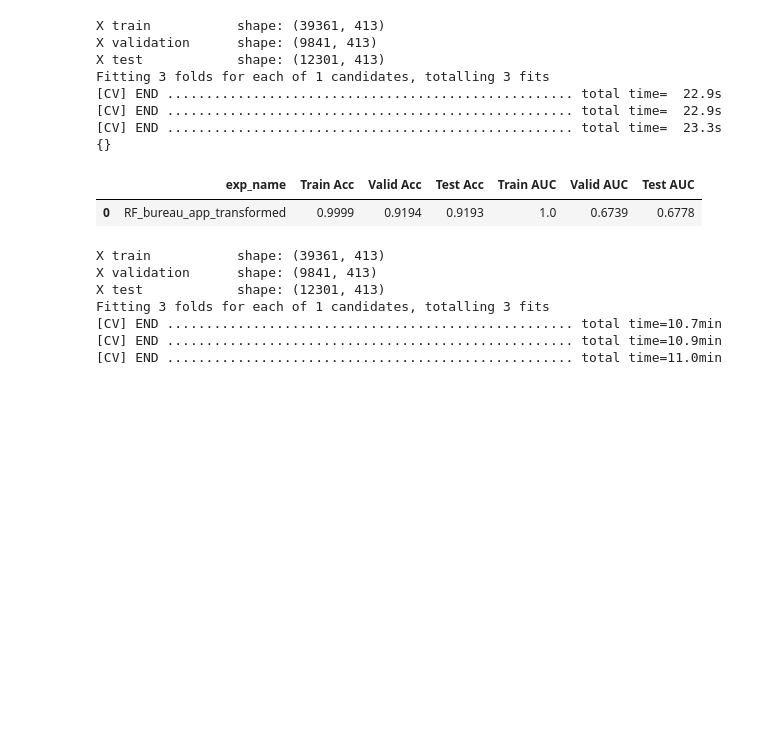
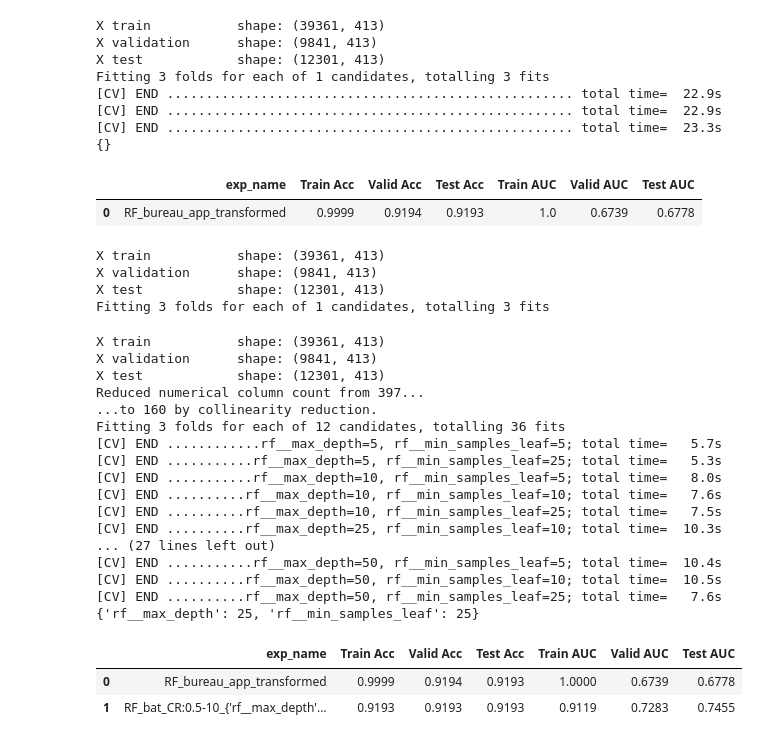
Before and after one commit to dhingra-sahil/ML-HDRC, a Jupyter notebook: Phase3/BureauLogFE_RF_SVC_tester.ipynb, the cells around one changed output. Saved outputs shown, nothing was run; the diff lists cells and outputs as text; code cells hidden in the pictures; blank space fills up the shorter version.

Commit message:
Another RF on Bureau_trans

```diff
--- a/Phase3/BureauLogFE_RF_SVC_tester.ipynb
+++ b/Phase3/BureauLogFE_RF_SVC_tester.ipynb
@@ -600,37 +600,8 @@ grid = GridSearchCV(
 grid.fit(X_train, y_train)
 
 ### Scoring
-
-print(grid.best_params_)
-
-# get results of pipeline from validation and test sets for accuracy and AUC-ROC
-try:
-    expLog
-except NameError:
-    expLog = pd.DataFrame(columns=["exp_name",
-                                   "Train Acc",
-                                   "Valid Acc",
-                                   "Test  Acc",
-                                   "Train AUC",
-                                   "Valid AUC",
-                                   "Test  AUC"
-                                  ])
-
-exp_name = f"SVC_bureau_app_transformed"
-expLog.loc[len(expLog)] = [f"{exp_name}"] + list(np.round(
-               [accuracy_score(y_train, grid.predict(X_train)),
-                accuracy_score(y_valid, grid.predict(X_valid)),
-                accuracy_score(y_test, grid.predict(X_test)),
-                roc_auc_score(y_train, grid.predict_proba(X_train)[:, 1]),
-                roc_auc_score(y_valid, grid.predict_proba(X_valid)[:, 1]),
-                roc_auc_score(y_test, grid.predict_proba(X_test)[:, 1])],
-    4))
-expLog
 # %% [output]
 X train           shape: (39361, 413)
 X validation      shape: (9841, 413)
 X test            shape: (12301, 413)
 Fitting 3 folds for each of 1 candidates, totalling 3 fits
-[CV] END .................................................... total time=10.7min
-[CV] END .................................................... total time=10.9min
-[CV] END .................................................... total time=11.0min
@@ -664,7 +661,7 @@ id_col, feat_num, feat_cat, feature =  id_num_cat_feature(X, text = False)
 cr = make_pipeline(
     SimpleImputer(strategy='median'),
     StandardScaler(),
-    CollinearityReducer(attribute_names=feat_num, threshold = 0.5)
+    CollinearityReducer(attribute_names=feat_num, threshold = 0.5, max_iter=10)
 )
 
 reduced_feat_num = cr.fit_transform(X_train[feat_num], y_train)
@@ -701,12 +698,10 @@ full_pipeline_with_predictor = Pipeline([
 
 max_depth = [5, 10, 25, 50]
 min_samples_leaf = [5, 10, 25]
-criterion = ['gini', 'entropy', 'log_loss']
 
 parameters = dict(
     rf__max_depth = max_depth,
-    rf__min_samples_leaf = min_samples_leaf,
-    rf_criterion = criterion
+    rf__min_samples_leaf = min_samples_leaf
 )
 
 grid = GridSearchCV(
@@ -715,31 +710,52 @@ grid = GridSearchCV(
 )
 
 grid.fit(X_train, y_train)
 
 ### Scoring
 
 print(grid.best_params_)
 
 # get results of pipeline from validation and test sets for accuracy and AUC-ROC
 try:
     expLog
 except NameError:
     expLog = pd.DataFrame(columns=["exp_name",
                                    "Train Acc",
                                    "Valid Acc",
                                    "Test  Acc",
                                    "Train AUC",
                                    "Valid AUC",
                                    "Test  AUC"
                                   ])
 
-exp_name = f"RF_bureau_app_transformed_{grid.best_params_}"
+exp_name = f"RF_bat_CR:0.5-10_{grid.best_params_}"
 expLog.loc[len(expLog)] = [f"{exp_name}"] + list(np.round(
                [accuracy_score(y_train, grid.predict(X_train)),
                 accuracy_score(y_valid, grid.predict(X_valid)),
                 accuracy_score(y_test, grid.predict(X_test)),
                 roc_auc_score(y_train, grid.predict_proba(X_train)[:, 1]),
                 roc_auc_score(y_valid, grid.predict_proba(X_valid)[:, 1]),
                 roc_auc_score(y_test, grid.predict_proba(X_test)[:, 1])],
     4))
 expLog
+# %% [output]
+X train           shape: (39361, 413)
+X validation      shape: (9841, 413)
+X test            shape: (12301, 413)
+Reduced numerical column count from 397...
+...to 160 by collinearity reduction.
+Fitting 3 folds for each of 12 candidates, totalling 36 fits
+[CV] END ............rf__max_depth=5, rf__min_samples_leaf=5; total time=   5.7s
+[CV] END ...........rf__max_depth=5, rf__min_samples_leaf=25; total time=   5.3s
+[CV] END ...........rf__max_depth=10, rf__min_samples_leaf=5; total time=   8.0s
+[CV] END ..........rf__max_depth=10, rf__min_samples_leaf=10; total time=   7.6s
+[CV] END ..........rf__max_depth=10, rf__min_samples_leaf=25; total time=   7.5s
+[CV] END ..........rf__max_depth=25, rf__min_samples_leaf=10; total time=  10.3s
+... (27 lines left out)
+[CV] END ...........rf__max_depth=50, rf__min_samples_leaf=5; total time=  10.4s
+[CV] END ..........rf__max_depth=50, rf__min_samples_leaf=10; total time=  10.5s
+[CV] END ..........rf__max_depth=50, rf__min_samples_leaf=25; total time=   7.6s
+{'rf__max_depth': 25, 'rf__min_samples_leaf': 25}
+|  | exp_name | Train Acc | Valid Acc | Test Acc | Train AUC | Valid AUC | Test AUC |
+| 0 | RF_bureau_app_transformed | 0.9999 | 0.9194 | 0.9193 | 1.0000 | 0.6739 | 0.6778 |
+| 1 | RF_bat_CR:0.5-10_{'rf__max_depth'... | 0.9193 | 0.9193 | 0.9193 | 0.9119 | 0.7283 | 0.7455 |
```
Also changed, not shown: parts of 1 cell of this notebook.
